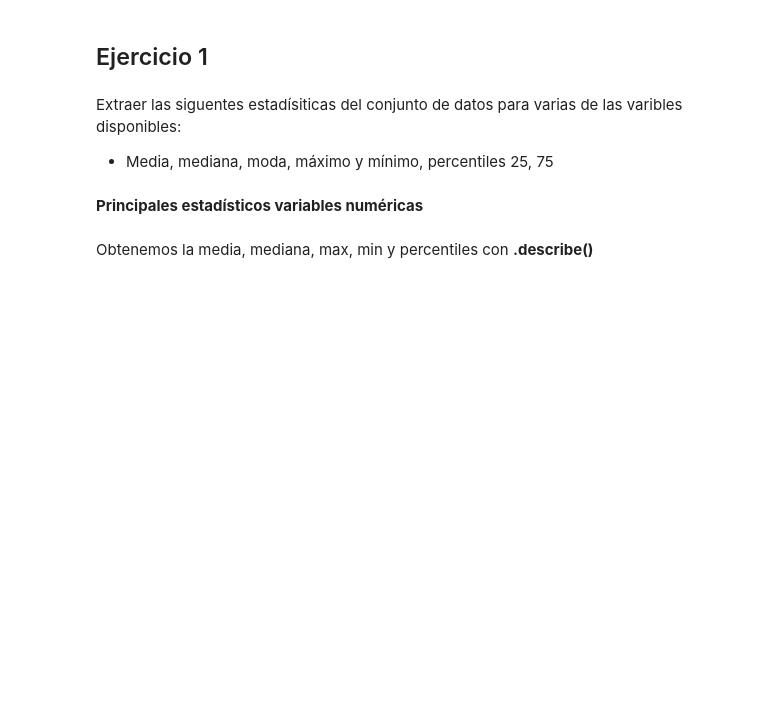
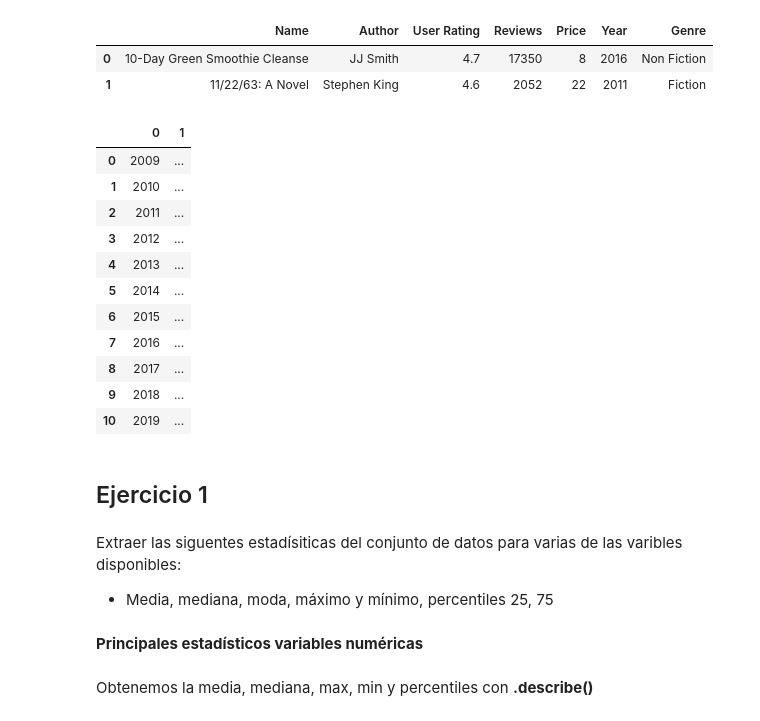
Before and after one commit to Adalab/DA-promo-A-module-2-pairprog-2-pair-3-Alicia-Laura, a Jupyter notebook: Estadistica/pair_estad_2.ipynb, the cells around one changed output. Drawn from its saved outputs; the diff is of its cells as text; code cells hidden in the pictures; blank space fills up the shorter version.

Commit message:
revisar_groupby

```diff
--- a/Estadistica/pair_estad_2.ipynb
+++ b/Estadistica/pair_estad_2.ipynb
@@ -6,6 +6,30 @@ from scipy import stats
 import seaborn as sns
 # %%
 df = pd.read_csv("books.csv")
+# %%
+df.head(2)
+# %% [output]
+|  | Name | Author | User Rating | Reviews | Price | Year | Genre |
+| 0 | 10-Day Green Smoothie Cleanse | JJ Smith | 4.7 | 17350 | 8 | 2016 | Non Fiction |
+| 1 | 11/22/63: A Novel | Stephen King | 4.6 | 2052 | 22 | 2011 | Fiction |
+# %%
+########################### ORGANIZA POR AÑOS #############
+df_años = pd.DataFrame(df.groupby(["Year"]))
+# %%
+df_años
+# %% [output]
+|  | 0 | 1 |
+| 0 | 2009 | ... |
+| 1 | 2010 | ... |
+| 2 | 2011 | ... |
+| 3 | 2012 | ... |
+| 4 | 2013 | ... |
+| 5 | 2014 | ... |
+| 6 | 2015 | ... |
+| 7 | 2016 | ... |
+| 8 | 2017 | ... |
+| 9 | 2018 | ... |
+| 10 | 2019 | ... |
 # %% [markdown]
 ## Ejercicio 1
 # %% [markdown]
```
Also changed, not shown: parts of 3 cells of this notebook.
